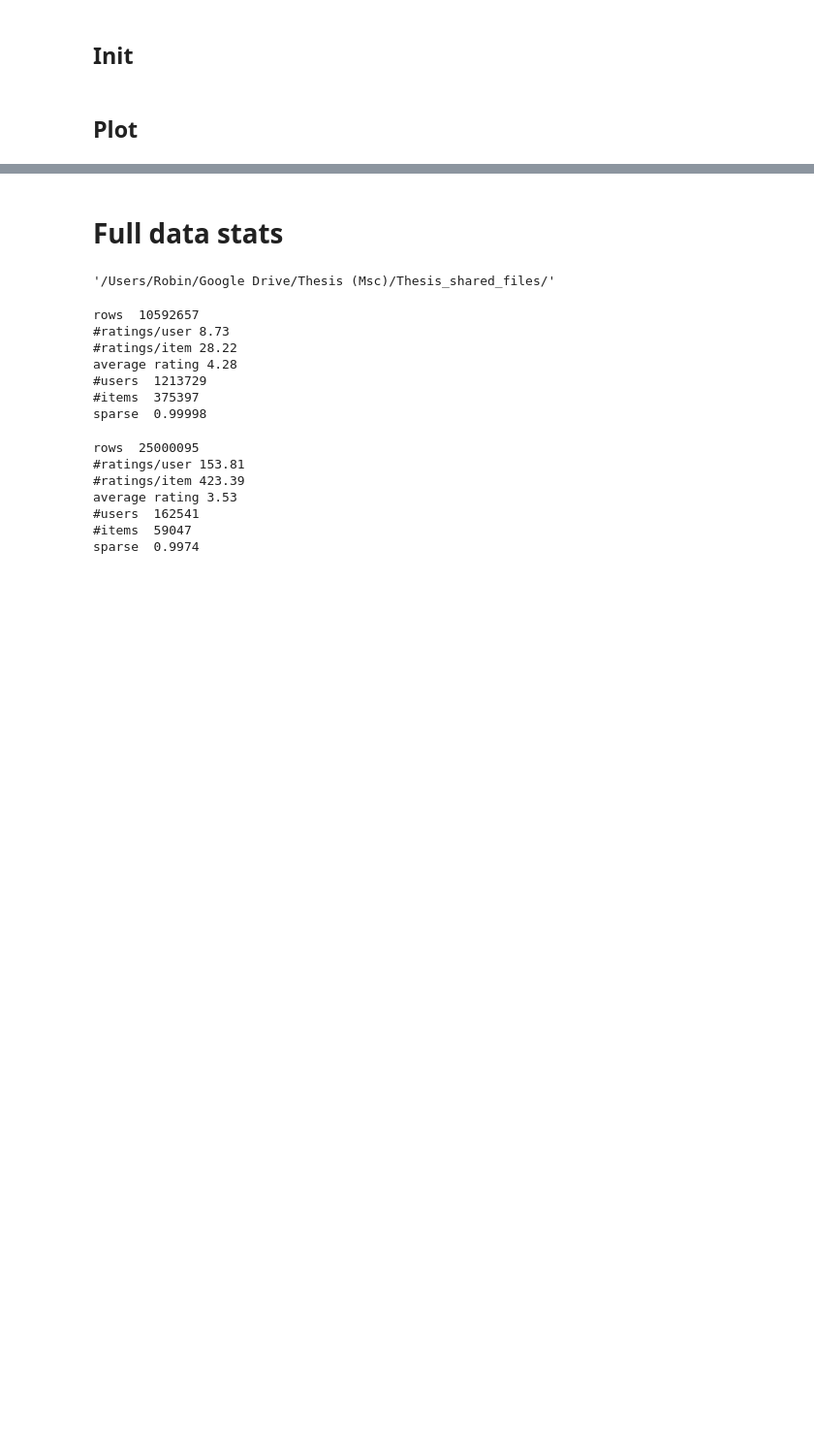
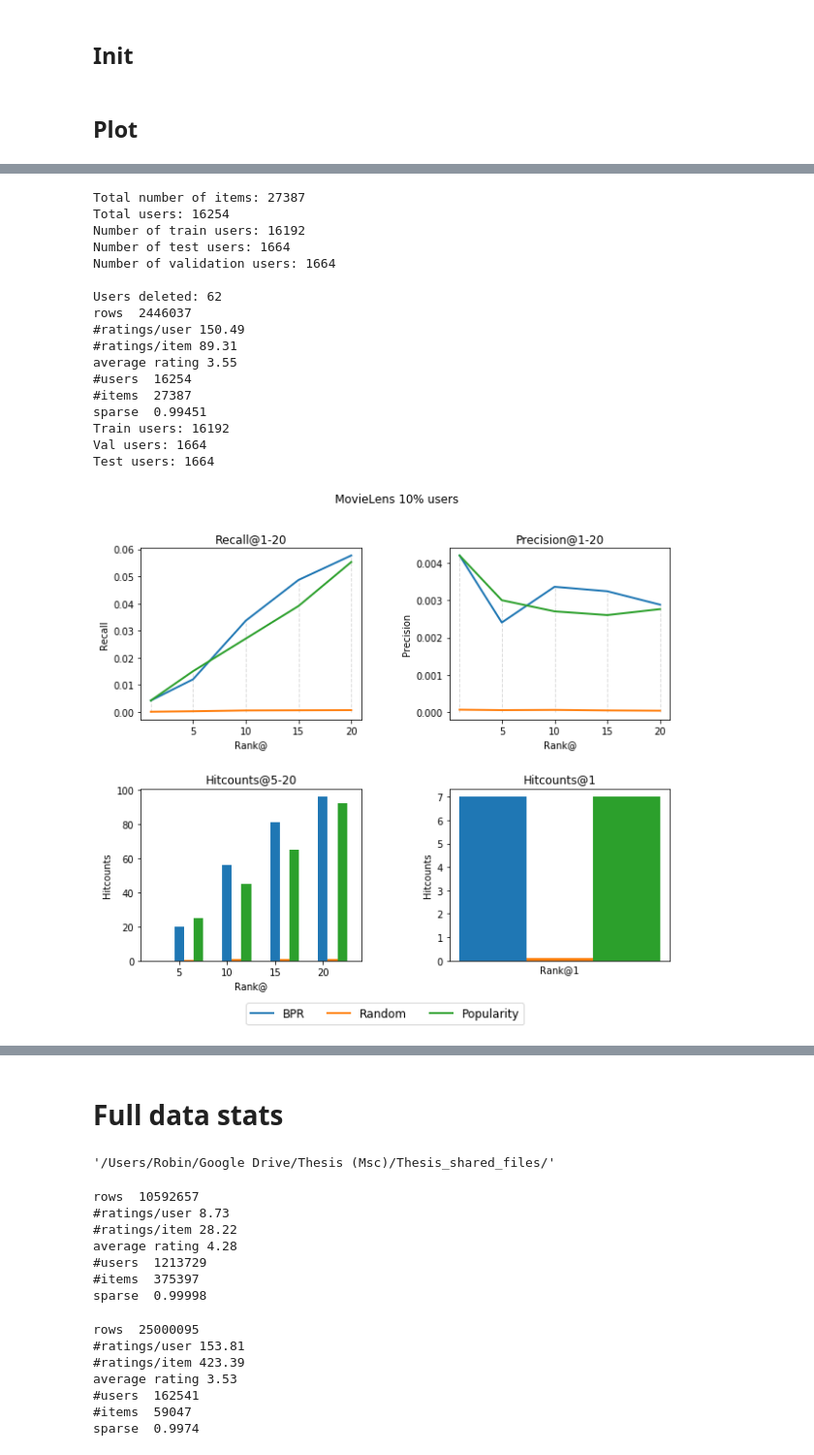
Before and after one commit to ROpdam/recommender_comparison, a Jupyter notebook: visualize_results.ipynb, the cells around one changed output, grey strips where cells are left out. Shown: that part at 97% size. Saved outputs shown, nothing was run; the diff lists cells and outputs as text; code cells hidden in the pictures; blank space fills up the shorter version.

```diff
--- a/visualize_results.ipynb
+++ b/visualize_results.ipynb
@@ -165,0 +218,32 @@ legend_names = ['CFRNN', 'BPR', 'Random', 'Popularity']
+# %%
+df = pd.read_pickle(path + 'data/ML/' + names_ml[0])
+print_stats(df)
+file_name = 'ML_01_user'
+
+#     cfrnn = pd.read_pickle(res_path + 'CFRNN/metrics_CFRNN_' + file_name)
+bpr = pd.read_pickle(res_path + 'metrics_bpr_ML_01_users')
+rand = pd.read_pickle(res_path + 'rand_bench_ML_01_users')
+pop = pd.read_pickle(res_path + 'pop_bench_ML_01_users')
+
+all_metrics = [bpr, rand, pop]
+
+show_results(all_metrics, file_name, 'MovieLens 10% users', legend_names, store=False, path=store_path)
+# %% [output]
+Total number of items: 27387
+Total users: 16254
+Number of train users: 16192
+Number of test users: 1664
+Number of validation users: 1664
+
+Users deleted: 62
+rows  2446037
+#ratings/user 150.49
+#ratings/item 89.31
+average rating 3.55
+#users  16254
+#items  27387
+sparse  0.99451
+Train users: 16192
+Val users: 1664
+Test users: 1664
+[figure, added]
```
Also changed, not shown: parts of 10 cells of this notebook, 1 other file.
